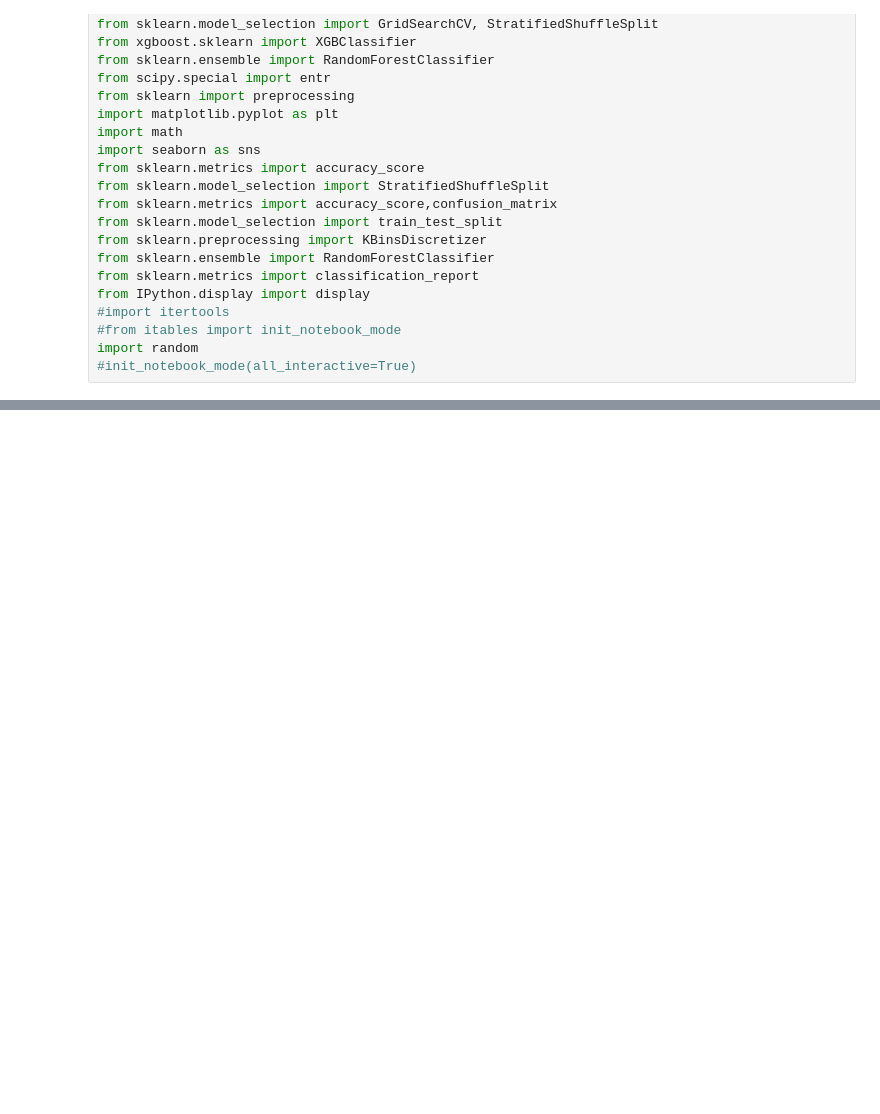
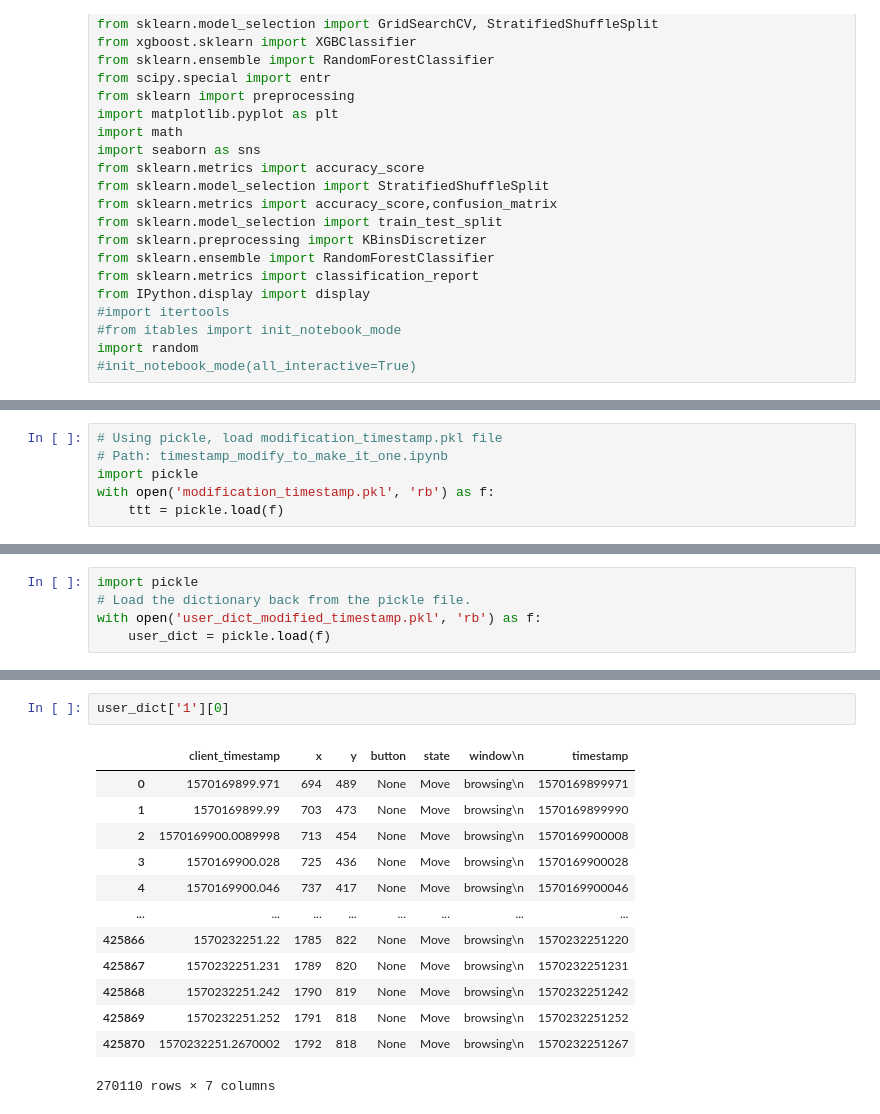
Before and after one commit to oscilloscope/mouse_boun, a Jupyter notebook: timestamp_modify_to_make_it_one.ipynb, the cells around one changed output, grey strips where cells are left out. Cells and saved outputs as stored; diff of their text form; blank space fills up the shorter version.

```diff
--- a/timestamp_modify_to_make_it_one.ipynb
+++ b/timestamp_modify_to_make_it_one.ipynb
@@ -106,0 +51,6 @@ dict_keys(['1', '10', '11', '12', '13', '14', '15', '16', '17', '18', '19', '2',
+# %%
+# Using pickle, load modification_timestamp.pkl file
+# Path: timestamp_modify_to_make_it_one.ipynb
+import pickle
+with open('modification_timestamp.pkl', 'rb') as f:
+    ttt = pickle.load(f)
@@ -106,0 +59,5 @@ dict_keys(['1', '10', '11', '12', '13', '14', '15', '16', '17', '18', '19', '2',
+# %%
+import pickle
+# Load the dictionary back from the pickle file.
+with open('user_dict_modified_timestamp.pkl', 'rb') as f:
+    user_dict = pickle.load(f)
@@ -106,0 +206,16 @@ dict_keys(['1', '10', '11', '12', '13', '14', '15', '16', '17', '18', '19', '2',
+# %%
+user_dict['1'][0]
+# %% [output]
+|  | client_timestamp | x | y | button | state | window\n | timestamp |
+| 0 | 1570169899.971 | 694 | 489 | None | Move | browsing\n | 1570169899971 |
+| 1 | 1570169899.99 | 703 | 473 | None | Move | browsing\n | 1570169899990 |
+| 2 | 1570169900.0089998 | 713 | 454 | None | Move | browsing\n | 1570169900008 |
+| 3 | 1570169900.028 | 725 | 436 | None | Move | browsing\n | 1570169900028 |
+| 4 | 1570169900.046 | 737 | 417 | None | Move | browsing\n | 1570169900046 |
+| ... | ... | ... | ... | ... | ... | ... | ... |
+| 425866 | 1570232251.22 | 1785 | 822 | None | Move | browsing\n | 1570232251220 |
+| 425867 | 1570232251.231 | 1789 | 820 | None | Move | browsing\n | 1570232251231 |
+| 425868 | 1570232251.242 | 1790 | 819 | None | Move | browsing\n | 1570232251242 |
+| 425869 | 1570232251.252 | 1791 | 818 | None | Move | browsing\n | 1570232251252 |
+| 425870 | 1570232251.2670002 | 1792 | 818 | None | Move | browsing\n | 1570232251267 |
+270110 rows × 7 columns
```
Also changed, not shown: parts of 15 cells of this notebook, 5 other files.
